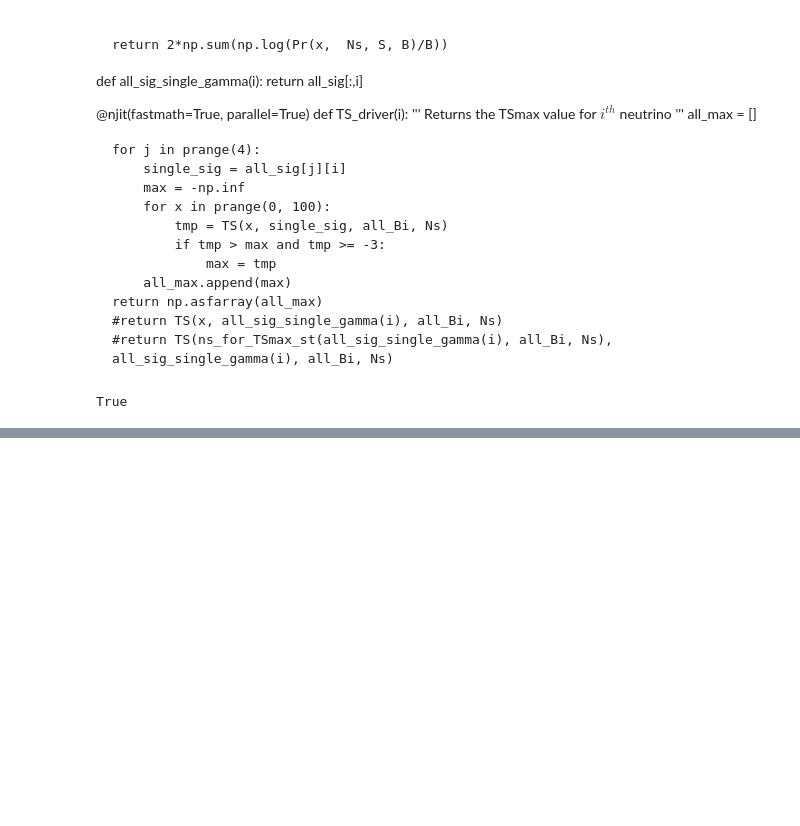
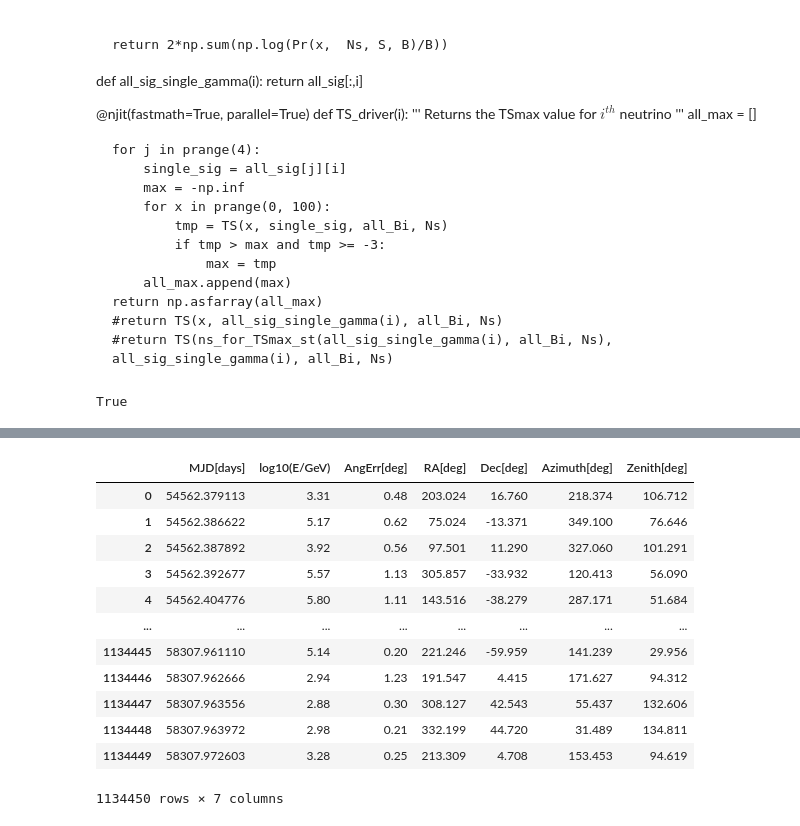
Before and after one commit to DarkWake9/Project-IceCube-Legacy, a Jupyter notebook: task4/task4h.ipynb, the cells around one changed output, grey strips where cells are left out. Saved outputs shown, nothing was run; the diff lists cells and outputs as text; code cells hidden in the pictures; blank space fills up the shorter version.

```diff
--- a/task4/task4h.ipynb
+++ b/task4/task4h.ipynb
@@ -936,0 +937,16 @@ plt.show()
+# %%
+icdata
+# %% [output]
+|  | MJD[days] | log10(E/GeV) | AngErr[deg] | RA[deg] | Dec[deg] | Azimuth[deg] | Zenith[deg] |
+| 0 | 54562.379113 | 3.31 | 0.48 | 203.024 | 16.760 | 218.374 | 106.712 |
+| 1 | 54562.386622 | 5.17 | 0.62 | 75.024 | -13.371 | 349.100 | 76.646 |
+| 2 | 54562.387892 | 3.92 | 0.56 | 97.501 | 11.290 | 327.060 | 101.291 |
+| 3 | 54562.392677 | 5.57 | 1.13 | 305.857 | -33.932 | 120.413 | 56.090 |
+| 4 | 54562.404776 | 5.80 | 1.11 | 143.516 | -38.279 | 287.171 | 51.684 |
+| ... | ... | ... | ... | ... | ... | ... | ... |
+| 1134445 | 58307.961110 | 5.14 | 0.20 | 221.246 | -59.959 | 141.239 | 29.956 |
+| 1134446 | 58307.962666 | 2.94 | 1.23 | 191.547 | 4.415 | 171.627 | 94.312 |
+| 1134447 | 58307.963556 | 2.88 | 0.30 | 308.127 | 42.543 | 55.437 | 132.606 |
+| 1134448 | 58307.963972 | 2.98 | 0.21 | 332.199 | 44.720 | 31.489 | 134.811 |
+| 1134449 | 58307.972603 | 3.28 | 0.25 | 213.309 | 4.708 | 153.453 | 94.619 |
+1134450 rows × 7 columns
```
Also changed, not shown: parts of 6 cells of this notebook, 2 other files.
